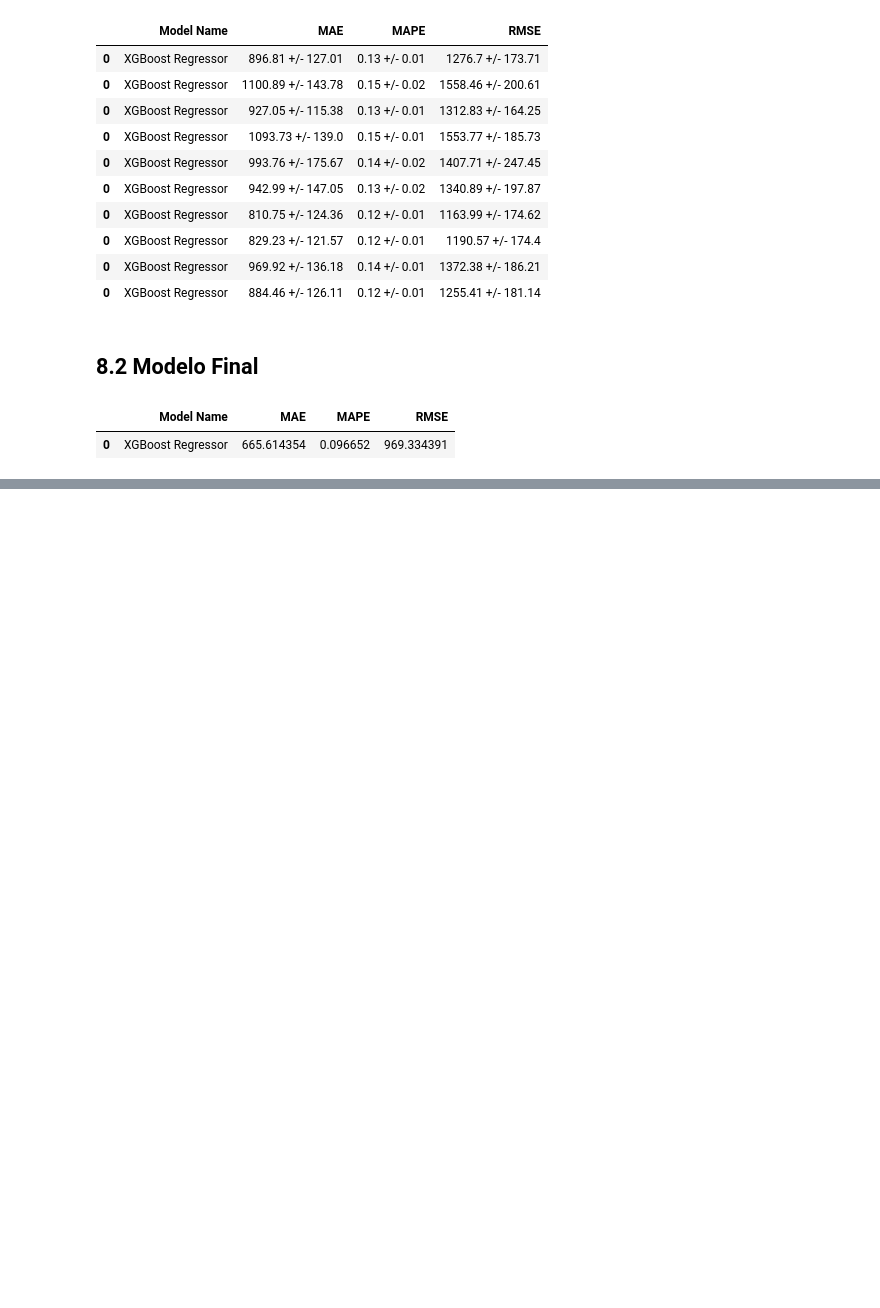
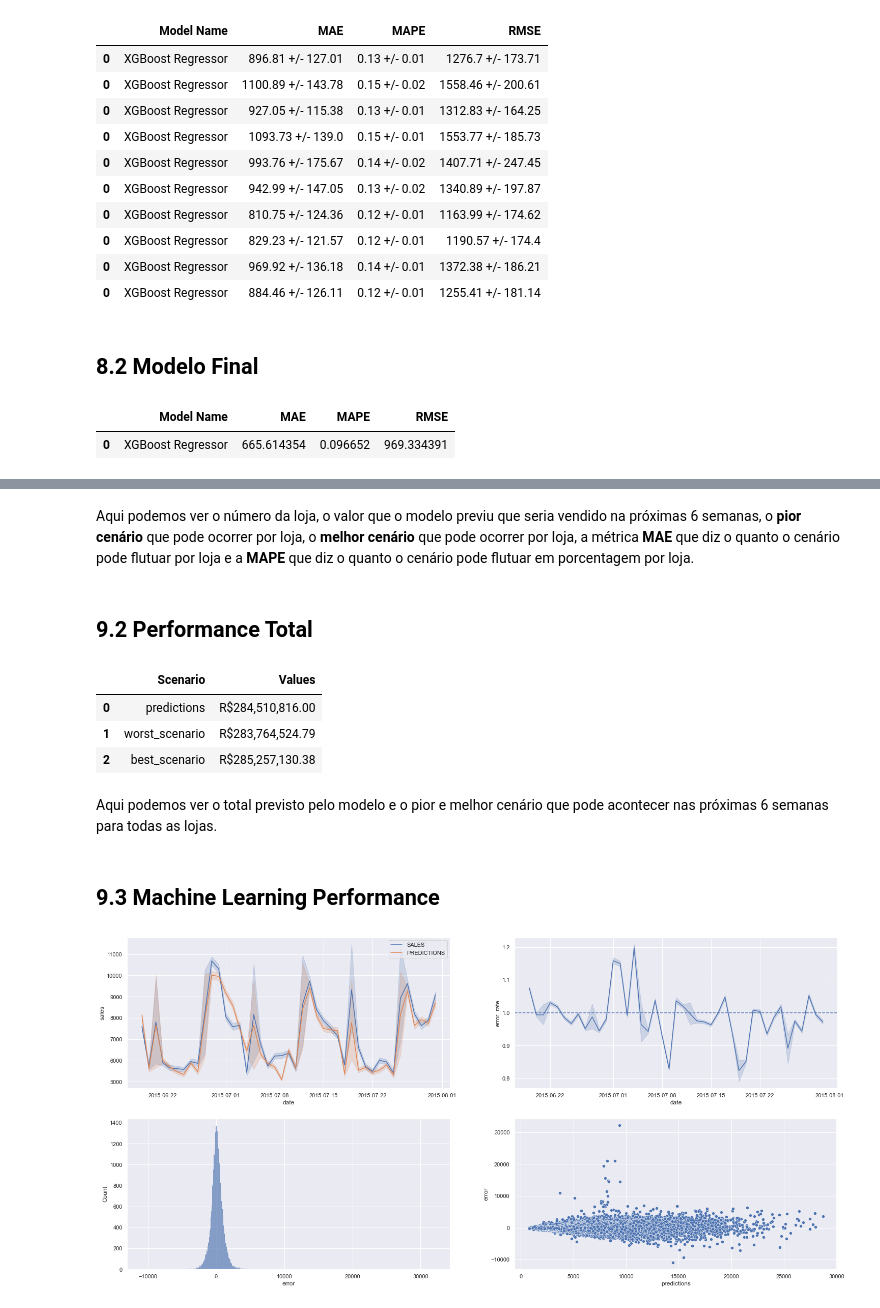
Before and after one commit to misaelpcastro/rossmann_previsao_vendas, a Jupyter notebook: Previsao_vendas_por_loja_v1.ipynb, the cells around one changed output, grey strips where cells are left out. Saved outputs shown, nothing was run; the diff lists cells and outputs as text; code cells hidden in the pictures; blank space fills up the shorter version.

Commit message:
Add error interpretation

```diff
--- a/Previsao_vendas_por_loja_v1.ipynb
+++ b/Previsao_vendas_por_loja_v1.ipynb
@@ -1114,0 +1125,6 @@ xgb_result_tuned
+# %%
+df9 = X_test[cols_selected_boruta_full]
+
+# rescale
+df9['sales'] = np.expm1(df9['sales'])
+df9['predictions'] = np.expm1(yhat_xgb_tuned)
@@ -1114,0 +1160,36 @@ xgb_result_tuned
+# %% [markdown]
+Aqui podemos ver o número da loja, o valor que o modelo previu que seria vendido na próximas 6 semanas, o **pior cenário** que pode ocorrer por loja, o **melhor cenário** que pode ocorrer por loja, a métrica **MAE** que diz o quanto o cenário pode flutuar por loja e a **MAPE** que diz o quanto o cenário pode flutuar em porcentagem por loja.
+# %% [markdown]
+## 9.2 Performance Total
+# %%
+df93 = df92[['predictions', 'worst_scenario', 'best_scenario']].apply(lambda x: np.sum(x), axis=0).reset_index().rename(columns={'index': 'Scenario', 0: 'Values'})
+df93['Values'] = df93['Values'].map('R${:,.2f}'.format)
+df93
+# %% [output]
+|  | Scenario | Values |
+| 0 | predictions | R$284,510,816.00 |
+| 1 | worst_scenario | R$283,764,524.79 |
+| 2 | best_scenario | R$285,257,130.38 |
+# %% [markdown]
+Aqui podemos ver o total previsto pelo modelo e o pior e melhor cenário que pode acontecer nas próximas 6 semanas para todas as lojas.
+# %% [markdown]
+## 9.3 Machine Learning Performance
+# %%
+df9['error'] = df9['sales'] - df9['predictions']
+df9['error_rate'] = df9['predictions'] / df9['sales']
+# %%
+plt.subplot(2,2,1)
+sns.lineplot(data=df9, x='date', y='sales', label='SALES');
+sns.lineplot(data=df9, x='date', y='predictions', label='PREDICTIONS');
+
+plt.subplot(2,2,2)
+sns.lineplot(data=df9, x='date', y='error_rate');
+plt.axhline(1,linestyle='--')
+
+plt.subplot(2,2,3)
+sns.histplot(df9['error']);
+
+plt.subplot(2,2,4)
+sns.scatterplot(data=df9, x='predictions', y='error');
+# %% [output]
+[figure, added]
```
Also changed, not shown: parts of 6 cells of this notebook.
